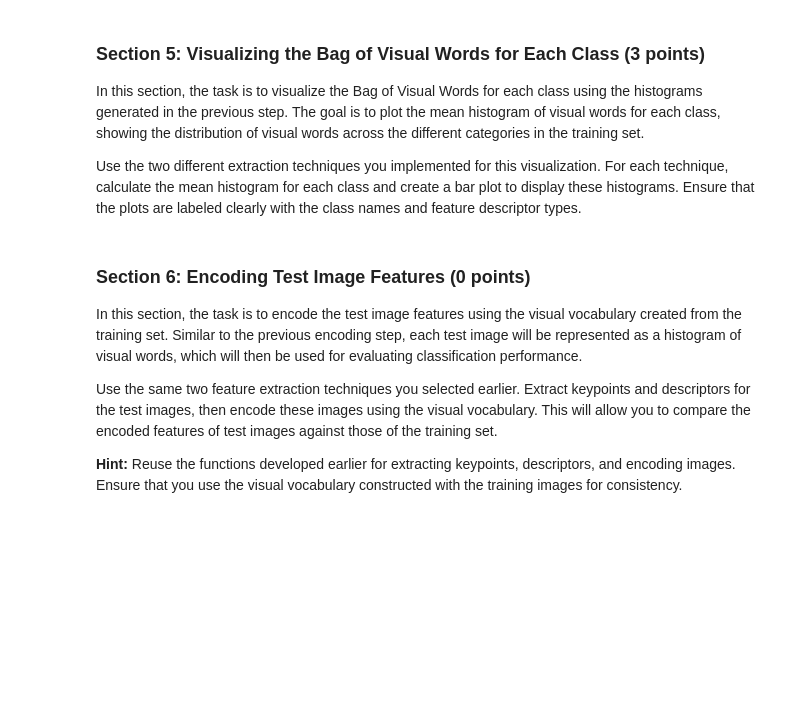
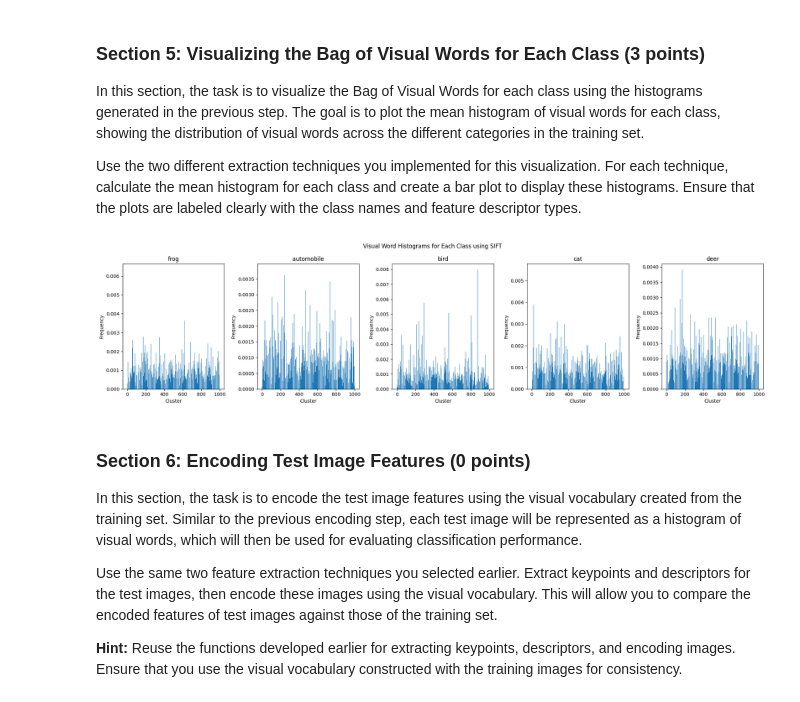
Before and after one commit to pedrocurvo/cv1-group52, a Jupyter notebook: FinalLab1/13209701_15127206_15713725.ipynb, the cells around one changed output. Drawn from its saved outputs; the diff is of its cells as text; code cells hidden in the pictures; blank space fills up the shorter version.

```diff
--- a/FinalLab1/13209701_15127206_15713725.ipynb
+++ b/FinalLab1/13209701_15127206_15713725.ipynb
@@ -239,3 +468,31 @@ Use the two different extraction techniques you implemented for this visualizati
+# %%
+def visualize_histograms_per_class(images, labels, kmeans, extractor='sift', classes=['frog', 'automobile', 'bird', 'cat', 'deer']):
+    # Initialize the figure
+    fig, axs = plt.subplots(1, len(classes), figsize=(20, 5))
+    for i, label in enumerate(classes):
+        # Get all images and labels for the current class
+        class_images = images[labels == i]
+        class_labels = labels[labels == i]
+
+        # Compute histograms for all images in the class
+        histograms = [get_histogram(image, kmeans, extractor) for image in class_images]
+
+        # Compute the mean histogram for the class
+        mean_histogram = np.mean(histograms, axis=0)
+
+        # Plot the mean histogram
+        axs[i].bar(range(len(mean_histogram)), mean_histogram)
+        axs[i].set_title(label)
+        axs[i].set_xlabel('Cluster')
+        axs[i].set_ylabel('Frequency')
+    plt.suptitle(f'Visual Word Histograms for Each Class using {extractor.upper()}')
+    plt.tight_layout()
+    plt.show()
+
+# Visualize the histograms for each class
+visualize_histograms_per_class(train_images, train_labels, kmeans, extractor='sift')
+# %% [output]
+[figure, added]
 # %% [markdown]
 <a id="section-6"></a>
 ### **Section 6: Encoding Test Image Features (0 points)**
```
Also changed, not shown: parts of 12 cells of this notebook.
